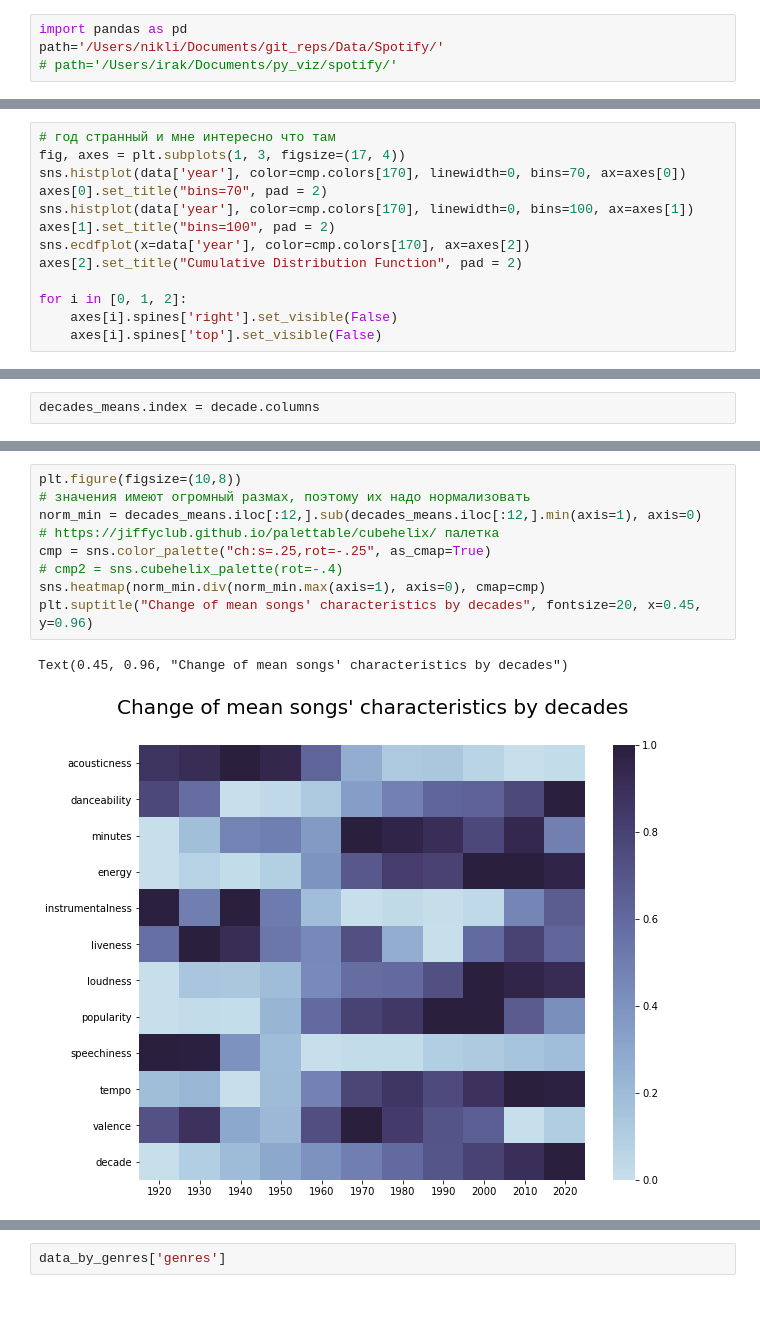
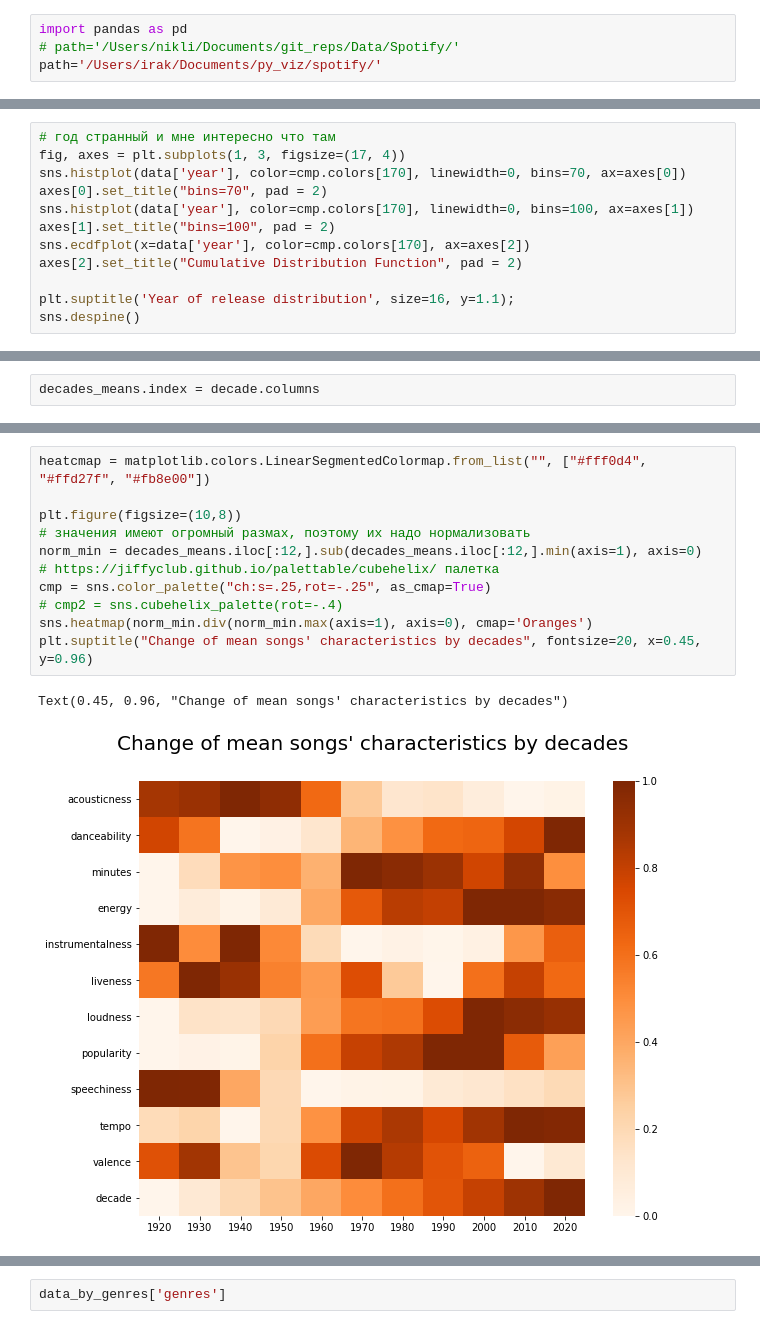
Before and after one commit to Lisstrange/Mini-examples, a Jupyter notebook: Recomendation music on Spotify Dataset.ipynb, the cells around one changed output, grey strips where cells are left out. Drawn from its saved outputs; the diff is of its cells as text.

Commit message:
looked for color palette, added titles, tidied up some of the code

```diff
--- a/Recomendation music on Spotify Dataset.ipynb
+++ b/Recomendation music on Spotify Dataset.ipynb
@@ -30,8 +30,8 @@ import warnings
 warnings.filterwarnings("ignore")
 # %%
 import pandas as pd
-path='/Users/nikli/Documents/git_reps/Data/Spotify/'
-# path='/Users/irak/Documents/py_viz/spotify/'
+# path='/Users/nikli/Documents/git_reps/Data/Spotify/'
+path='/Users/irak/Documents/py_viz/spotify/'
 # %%
 data=pd.read_csv(path+'data.csv')
 data_by_artist=pd.read_csv(path+'data_by_artist.csv')
@@ -170,7 +194,6 @@ axes[1].set_title("bins=100", pad = 2)
 sns.ecdfplot(x=data['year'], color=cmp.colors[170], ax=axes[2])
 axes[2].set_title("Cumulative Distribution Function", pad = 2)
 
-for i in [0, 1, 2]:
-    axes[i].spines['right'].set_visible(False)
-    axes[i].spines['top'].set_visible(False)
+plt.suptitle('Year of release distribution', size=16, y=1.1);
+sns.despine()
 # %% [output]
@@ -333,17 +340,19 @@ decades_means
 | valence | 0.545307 | 0.567892 | 0.488858 | 0.478069 | 0.548013 | 0.583318 | 0.561804 | 0.544343 | 0.536477 | 0.449535 | 0.463194 |
 | decade | 1920.000000 | 1930.000000 | 1940.000000 | 1950.000000 | 1960.000000 | 1970.000000 | 1980.000000 | 1990.000000 | 2000.000000 | 2010.000000 | 2020.000000 |
 # %%
+heatcmap = matplotlib.colors.LinearSegmentedColormap.from_list("", ["#fff0d4", "#ffd27f", "#fb8e00"])
+
 plt.figure(figsize=(10,8))
 # значения имеют огромный размах, поэтому их надо нормализовать
 norm_min = decades_means.iloc[:12,].sub(decades_means.iloc[:12,].min(axis=1), axis=0)
 # https://jiffyclub.github.io/palettable/cubehelix/ палетка
 cmp = sns.color_palette("ch:s=.25,rot=-.25", as_cmap=True)
 # cmp2 = sns.cubehelix_palette(rot=-.4)
-sns.heatmap(norm_min.div(norm_min.max(axis=1), axis=0), cmap=cmp)
+sns.heatmap(norm_min.div(norm_min.max(axis=1), axis=0), cmap='Oranges')
 plt.suptitle("Change of mean songs' characteristics by decades", fontsize=20, x=0.45, y=0.96)
 # %% [output]
 Text(0.45, 0.96, "Change of mean songs' characteristics by decades")
-[figure, old version]
+[figure, new version]
 # %%
 # feeling cute might delete later
 fig, ax = plt.subplots(11, 1, figsize=(12,20), sharey = True, sharex = True)
```
Also changed, not shown: parts of 12 cells of this notebook.
